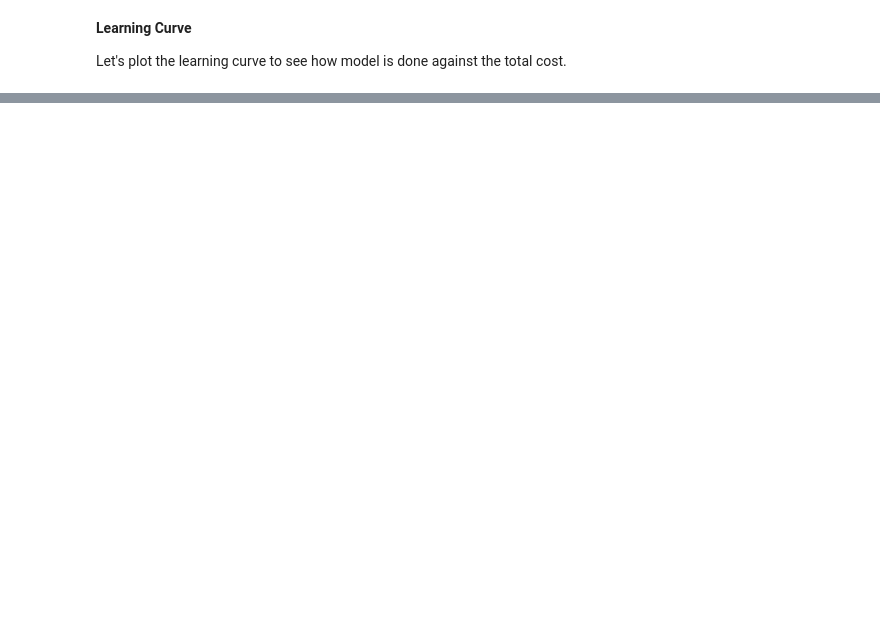
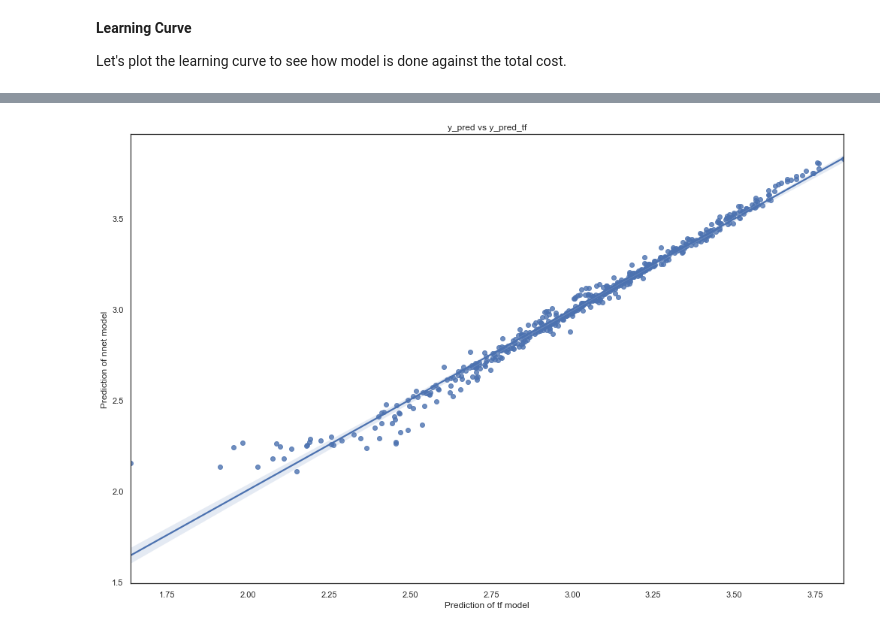
Before and after one commit to devrimcavusoglu/learning_internal_representations, a Jupyter notebook: example_datasets.ipynb, the cells around one changed output, grey strips where cells are left out. Drawn from its saved outputs; the diff is of its cells as text; code cells hidden in the pictures; blank space fills up the shorter version.

```diff
--- a/example_datasets.ipynb
+++ b/example_datasets.ipynb
@@ -185,0 +235,2 @@ fig = sns.lineplot(x=np.arange(len(costs)), y=costs)
+# %%
+y_pred_tf = model.predict(X)
@@ -185,0 +265,6 @@ fig = sns.lineplot(x=np.arange(len(costs)), y=costs)
+# %%
+fig = sns.regplot(x=y_pred, y=y_pred_tf)
+fig.set(xlabel='Prediction of tf model', ylabel='Prediction of nnet model', title='y_pred vs y_pred_tf')
+None
+# %% [output]
+[figure, added]
```
Also changed, not shown: parts of 13 cells of this notebook, 2 other files.
